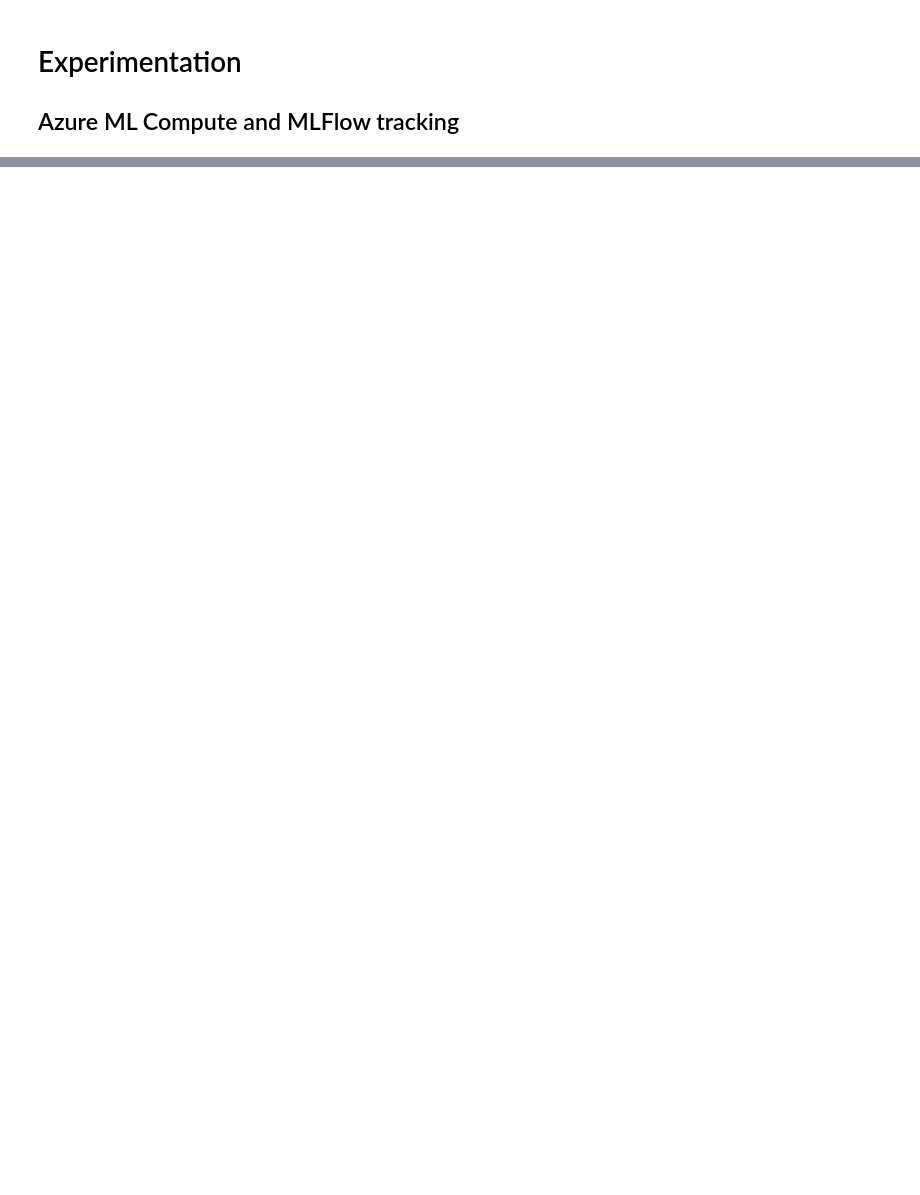
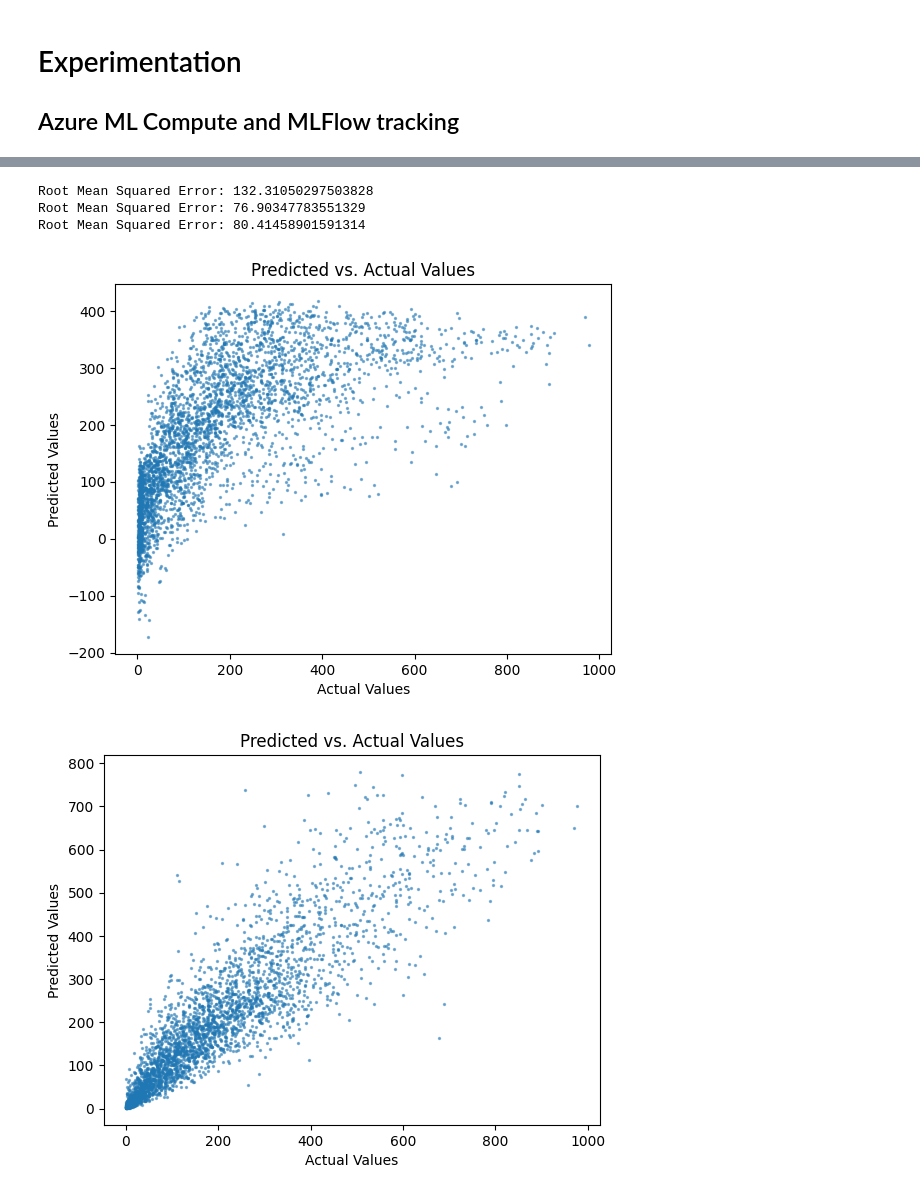
Before and after one commit to pooyaalavian/mlops-in-a-day, a Jupyter notebook: ds/01-mlflow-experiment.ipynb, the cells around one changed output, grey strips where cells are left out. Drawn from its saved outputs; the diff is of its cells as text; code cells hidden in the pictures; blank space fills up the shorter version.

```diff
--- a/ds/01-mlflow-experiment.ipynb
+++ b/ds/01-mlflow-experiment.ipynb
@@ -43,7 +43,7 @@ def solve(model, X, y):
     y_pred = model.predict(X_test)
     rmse = np.sqrt(mean_squared_error(y_test, y_pred))
     print('Root Mean Squared Error:', rmse)
-    # mlflow.log_metric('rmse',rmse)
+    mlflow.log_metric('rmse', rmse)
 
     # plot the predicted vs. actual values
     fig , ax = plt.subplots(1)
@@ -55,10 +55,10 @@ def solve(model, X, y):
     mlflow.log_figure(fig, 'pred-actual.png')
     return model
 # %%
+import re
 
-models = [LinearRegression(), RandomForestRegressor(n_estimators=50),RandomForestRegressor(n_estimators=20)]
 mlflow.set_experiment('bike-share-exp')
-import re
+models = [LinearRegression(), RandomForestRegressor(n_estimators=100),RandomForestRegressor(n_estimators=10)]
 
 for m in models:
     mname = re.sub(".*'(.*)'.*", r'\1', str(type(m)) )
@@ -67,3 +67,4 @@ for m in models:
         Xe = encode_cols(X, ['workingday', 'weathersit'])
         model = solve (m, Xe, y)
         mlflow.register_model(f'runs:/{run.info.run_id}/model', mname)
+# %% [output]
@@ -69,0 +83,5 @@ for m in models:
+Root Mean Squared Error: 132.31050297503828
+Root Mean Squared Error: 76.90347783551329
+Root Mean Squared Error: 80.41458901591314
+[figure, added]
+[figure, added]
```
Also changed, not shown: parts of 1 cell of this notebook, 5 other files.
